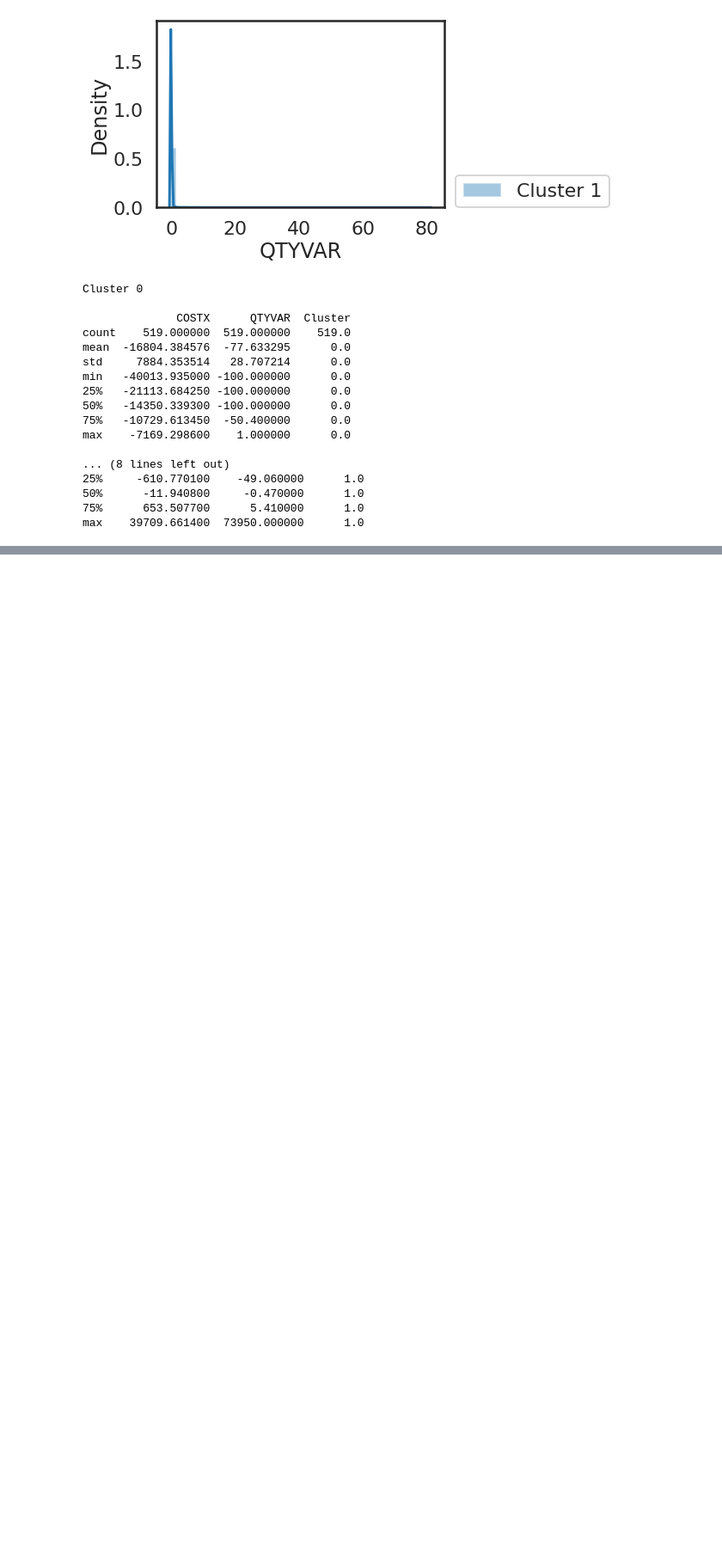
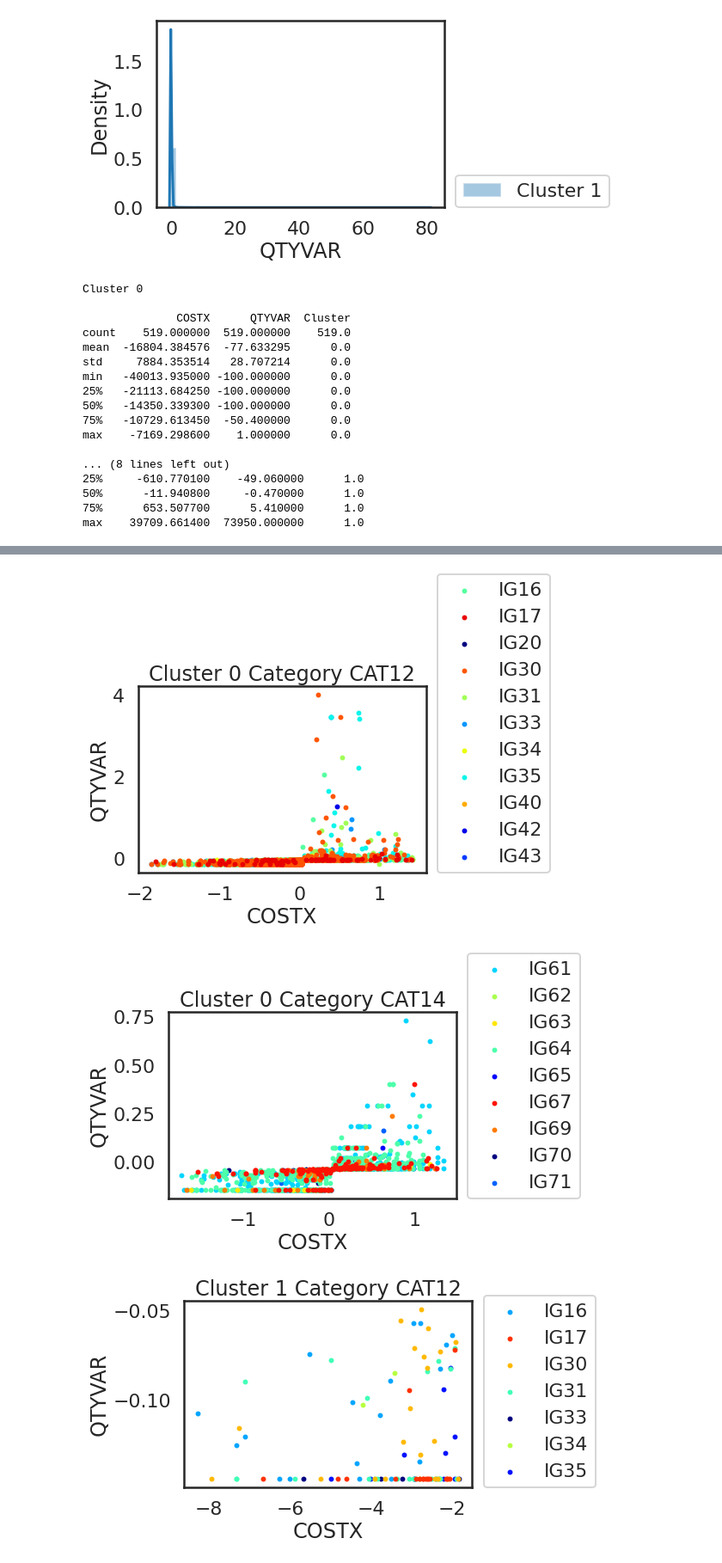
Before and after one commit to rjnakano/manejo-inventarios-pdg, a Jupyter notebook: Notebooks/TDG042521V2.ipynb, the cells around one changed output, grey strips where cells are left out. Shown: that part at 86% size. Drawn from its saved outputs; the diff is of its cells as text; code cells hidden in the pictures; blank space fills up the shorter version.

```diff
--- a/Notebooks/TDG042521V2.ipynb
+++ b/Notebooks/TDG042521V2.ipynb
@@ -296,0 +486,6 @@ freq     959  1043   2183     6735  4890  4847  2122
+# %%
+# Dataset original sin estandarizar
+for i in range(k):
+  print('Cluster',i,'\n');
+  print(data1[data1['Cluster']==i].describe(include='object'));
+  print('\n');
@@ -296,0 +510,7 @@ freq     959  1043   2183     6735  4890  4847  2122
+# %%
+pd.set_option('display.max_columns', None)
+for i in range(k):
+  print('\033[1m' + '\033[91m' + 'Cluster ',i, '\033[0m' + '\n')
+  contingency = pd.crosstab(data1[data1['Cluster']==i].Cluster, data1[data1['Cluster']==i].CAT)
+  print(contingency,'\n')
+pd.options.display.max_columns = 10
@@ -296,0 +535,8 @@ freq     959  1043   2183     6735  4890  4847  2122
+# %%
+pd.set_option('display.max_columns', None)
+for cluster in [0,1,3]:
+  for itemcat in ['CAT12','CAT14']:
+    print('\033[1m' + '\033[91m' + 'Cluster ',cluster,' Category: ',itemcat,'\033[0m' + '\n')
+    contingency = pd.crosstab(data1[(data1['Cluster']==cluster) & (data1['CAT']==itemcat)].Cluster, data1[data1['Cluster']==cluster].IG)
+    print(contingency,'\n')
+pd.options.display.max_columns = 10
@@ -296,0 +561,26 @@ freq     959  1043   2183     6735  4890  4847  2122
+# %%
+for cluster in [0,1,3]:
+  for itemcat in ['CAT12','CAT14']:
+    ax=gca()
+    plttitle = 'Cluster ' + str(cluster) + ' Category ' + itemcat
+    uniq = list(set(data1[(data1['Cluster']==cluster) & (data1['CAT']==itemcat)].IG))
+    # Color map
+    z = range(1,len(uniq))
+    colorMap = plt.get_cmap('jet')
+    cNorm  = colors.Normalize(vmin=0, vmax=len(uniq))
+    scalarMap = cmx.ScalarMappable(norm=cNorm, cmap=colorMap)
+    # Plot CAT
+    for i in range(len(uniq)):
+      plt.scatter(data1[(data1['Cluster']==cluster) & (data1['CAT']==itemcat) & ( data1['IG']== uniq[i])].COSTX, data1[(data1['Cluster']==cluster) & (data1['CAT']==itemcat) & ( data1['IG']== uniq[i])].QTYVAR, s=15, color=scalarMap.to_rgba(i), label=uniq[i])
+    plt.xlabel('COSTX')
+    plt.ylabel('QTYVAR')
+    plt.title(plttitle)
+    handles, labels = ax.get_legend_handles_labels()
+    # sort both labels and handles by labels
+    labels, handles = zip(*sorted(zip(labels, handles), key=lambda t: t[0]))
+    ax.legend(handles, labels, loc=(1.04,0))
+    plt.show()
+# %% [output]
+[figure, added]
+[figure, added]
+[figure, added]
```
Also changed, not shown: parts of 50 cells of this notebook.
